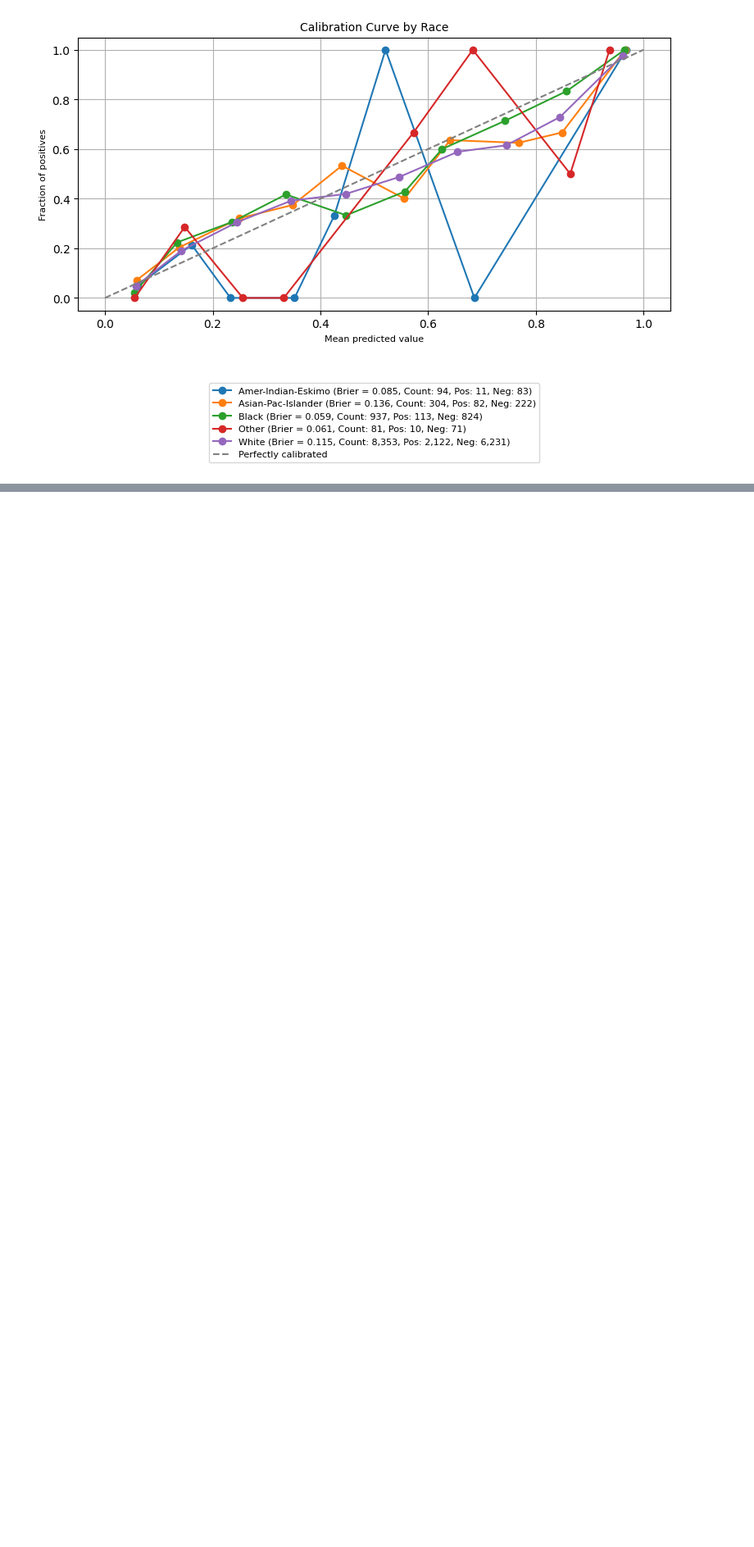
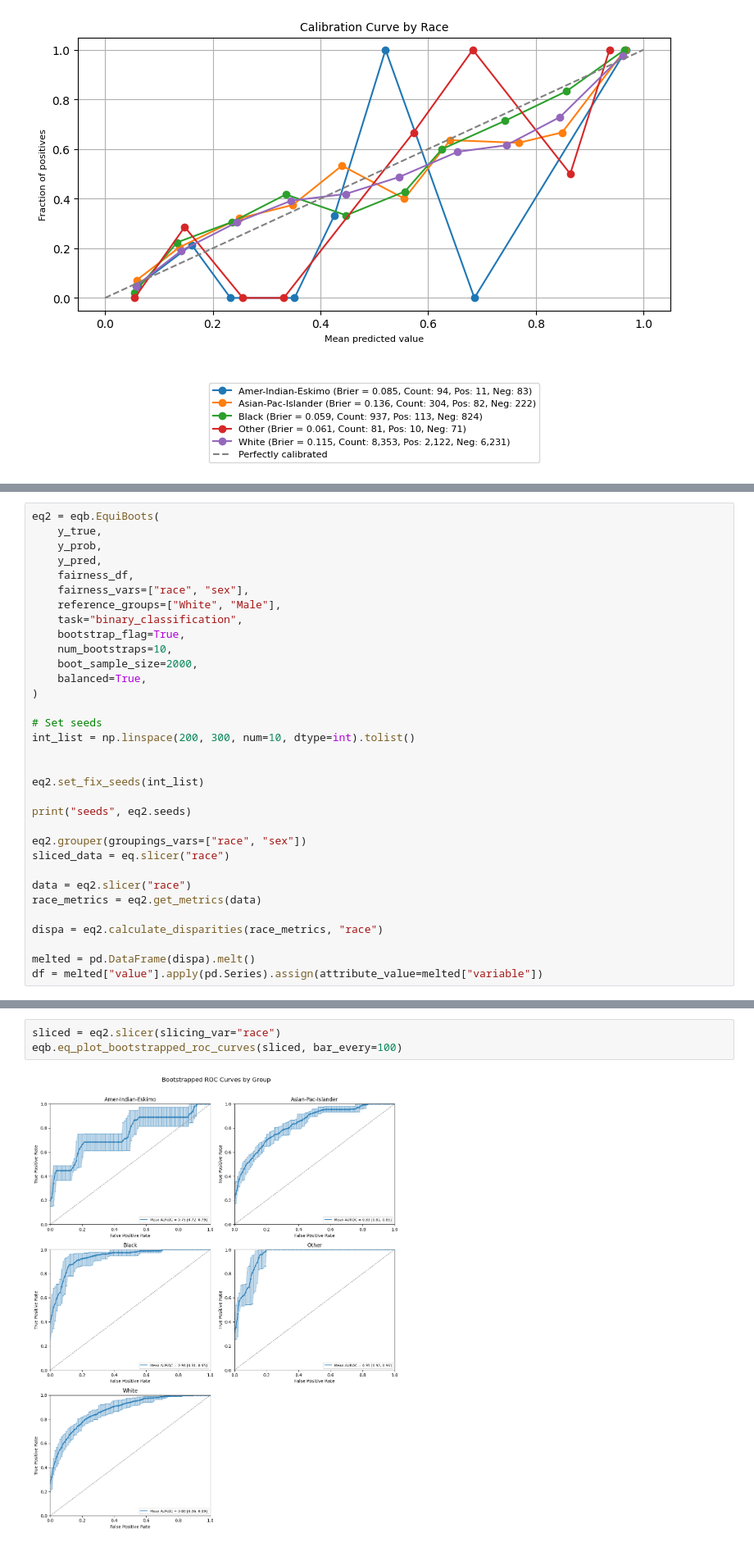
Before and after one commit to lshpaner/adult_income_test, a Jupyter notebook: notebooks/equiboots_demo.ipynb, the cells around one changed output, grey strips where cells are left out. Shown at 82% size. Drawn from its saved outputs; the diff is of its cells as text; blank space fills up the shorter version.

```diff
--- a/notebooks/equiboots_demo.ipynb
+++ b/notebooks/equiboots_demo.ipynb
@@ -174,0 +178,33 @@ eqb.eq_plot_bootstrapped_calibration_curves(sliced, n_bins=10)
+# %%
+eq2 = eqb.EquiBoots(
+    y_true,
+    y_prob,
+    y_pred,
+    fairness_df,
+    fairness_vars=["race", "sex"],
+    reference_groups=["White", "Male"],
+    task="binary_classification",
+    bootstrap_flag=True,
+    num_bootstraps=10,
+    boot_sample_size=2000,
+    balanced=True,
+)
+
+# Set seeds
+int_list = np.linspace(200, 300, num=10, dtype=int).tolist()
+
+
+eq2.set_fix_seeds(int_list)
+
+print("seeds", eq2.seeds)
+
+eq2.grouper(groupings_vars=["race", "sex"])
+sliced_data = eq.slicer("race")
+
+data = eq2.slicer("race")
+race_metrics = eq2.get_metrics(data)
+
+dispa = eq2.calculate_disparities(race_metrics, "race")
+
+melted = pd.DataFrame(dispa).melt()
+df = melted["value"].apply(pd.Series).assign(attribute_value=melted["variable"])
@@ -174,0 +231,5 @@ eqb.eq_plot_bootstrapped_calibration_curves(sliced, n_bins=10)
+# %%
+sliced = eq2.slicer(slicing_var="race")
+eqb.eq_plot_bootstrapped_roc_curves(sliced, bar_every=100)
+# %% [output]
+[figure, added]
```
Also changed, not shown: parts of 11 cells of this notebook.
